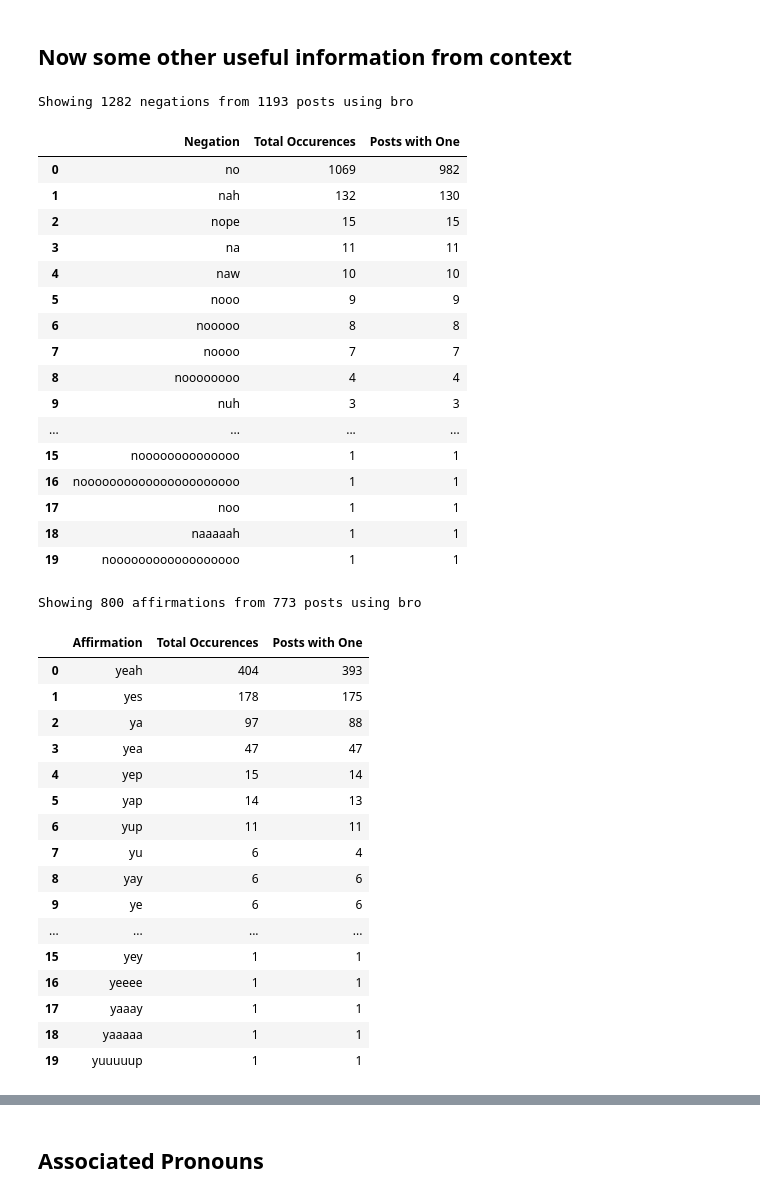
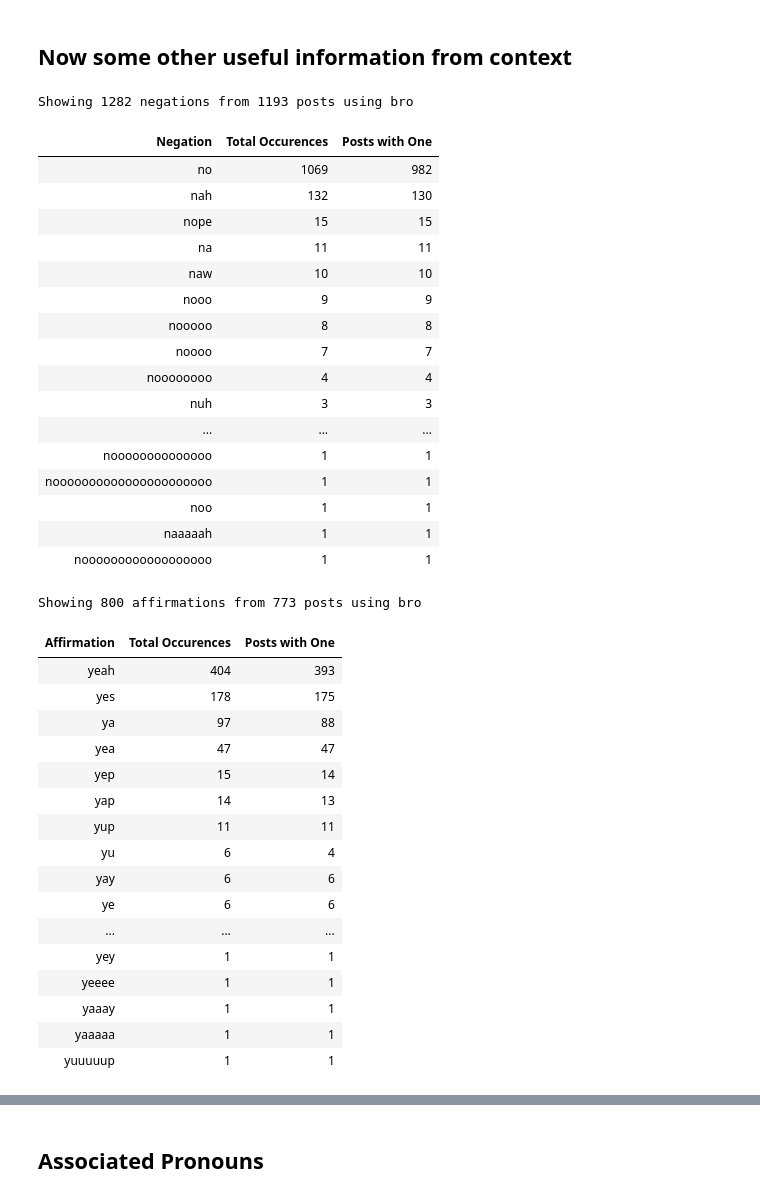
Before and after one commit to paceaux/social-pronouns, a Jupyter notebook: bro.ipynb, the cells around one changed output, grey strips where cells are left out. Cells and saved outputs as stored; diff of their text form; code cells hidden in the pictures.

```diff
--- a/bro.ipynb
+++ b/bro.ipynb
@@ -42,8 +42,8 @@ print(pronoun_rows[0])
 ('2025-02-04T17:02:30.996Z', 'at://did:plc:zljlg7cgdfsl7maqvjjpp7i4/app.bsky.feed.post/3lhejwqzwus2d', 'bro named his dog after william f buckley lmfaoo')
 # %%
 # We want to see some. But let's not blow it up
-max_table_rows = int(size * .1)
-raw_slice_size = int(max_table_rows * .1)
+max_table_rows = int(size * .2)
+raw_slice_size = int(max_table_rows * .2)
 
 pd.set_option('display.max_rows', max_table_rows )
 pd.set_option('display.max_colwidth', None)
@@ -253,32 +242,33 @@ total_emojis = sum(v for k,v in emojis.items() )
 # %%
 negation_density = get_instance_dict(negations.keys(), pronoun_rows)
 total_neg_posts = sum( v for k,v in negation_density.items() )
 neg_table = pd.DataFrame(negations.items(), columns=['Negation', 'Total Occurences'])
 neg_table.sort_values("Total Occurences", axis=0, ascending=False, inplace=True)
 nt = neg_table.reset_index(drop=True)
 
 nt['Posts with One'] = nt['Negation'].map(negation_density)
 nt.style\
+    .hide(axis="index")\
     .set_caption(f"Showing {total_negations} negations from {total_neg_posts} posts using {pronoun}")
 # %% [output]
 Showing 1282 negations from 1193 posts using bro
-|  | Negation | Total Occurences | Posts with One |
-| 0 | no | 1069 | 982 |
-| 1 | nah | 132 | 130 |
-| 2 | nope | 15 | 15 |
-| 3 | na | 11 | 11 |
-| 4 | naw | 10 | 10 |
-| 5 | nooo | 9 | 9 |
-| 6 | nooooo | 8 | 8 |
-| 7 | noooo | 7 | 7 |
-| 8 | noooooooo | 4 | 4 |
-| 9 | nuh | 3 | 3 |
-| ... | ... | ... | ... |
-| 15 | noooooooooooooo | 1 | 1 |
-| 16 | noooooooooooooooooooooo | 1 | 1 |
-| 17 | noo | 1 | 1 |
-| 18 | naaaaah | 1 | 1 |
-| 19 | noooooooooooooooooo | 1 | 1 |
+| Negation | Total Occurences | Posts with One |
+| no | 1069 | 982 |
+| nah | 132 | 130 |
+| nope | 15 | 15 |
+| na | 11 | 11 |
+| naw | 10 | 10 |
+| nooo | 9 | 9 |
+| nooooo | 8 | 8 |
+| noooo | 7 | 7 |
+| noooooooo | 4 | 4 |
+| nuh | 3 | 3 |
+| ... | ... | ... |
+| noooooooooooooo | 1 | 1 |
+| noooooooooooooooooooooo | 1 | 1 |
+| noo | 1 | 1 |
+| naaaaah | 1 | 1 |
+| noooooooooooooooooo | 1 | 1 |
 # %%
 aff_density = get_instance_dict(affirmations.keys(), pronoun_rows)
 total_aff_posts = sum( v for k,v in aff_density.items() )
@@ -290,26 +280,27 @@ at = aff_table.reset_index(drop=True)
 at['Posts with One'] = at['Affirmation'].map(aff_density)
 
 at.style\
+    .hide(axis="index")\
     .set_caption(f"Showing {total_affirmations} affirmations from {total_aff_posts} posts using {pronoun}")
 # %% [output]
 Showing 800 affirmations from 773 posts using bro
-|  | Affirmation | Total Occurences | Posts with One |
-| 0 | yeah | 404 | 393 |
-| 1 | yes | 178 | 175 |
-| 2 | ya | 97 | 88 |
-| 3 | yea | 47 | 47 |
-| 4 | yep | 15 | 14 |
-| 5 | yap | 14 | 13 |
-| 6 | yup | 11 | 11 |
-| 7 | yu | 6 | 4 |
-| 8 | yay | 6 | 6 |
-| 9 | ye | 6 | 6 |
-| ... | ... | ... | ... |
-| 15 | yey | 1 | 1 |
-| 16 | yeeee | 1 | 1 |
-| 17 | yaaay | 1 | 1 |
-| 18 | yaaaaa | 1 | 1 |
-| 19 | yuuuuup | 1 | 1 |
+| Affirmation | Total Occurences | Posts with One |
+| yeah | 404 | 393 |
+| yes | 178 | 175 |
+| ya | 97 | 88 |
+| yea | 47 | 47 |
+| yep | 15 | 14 |
+| yap | 14 | 13 |
+| yup | 11 | 11 |
+| yu | 6 | 4 |
+| yay | 6 | 6 |
+| ye | 6 | 6 |
+| ... | ... | ... |
+| yey | 1 | 1 |
+| yeeee | 1 | 1 |
+| yaaay | 1 | 1 |
+| yaaaaa | 1 | 1 |
+| yuuuuup | 1 | 1 |
 # %%
 prof_density = get_instance_dict(profanities.keys(), pronoun_rows)
 total_prof_posts = sum( v for k,v in prof_density.items() )
```
Also changed, not shown: parts of 8 cells of this notebook.
